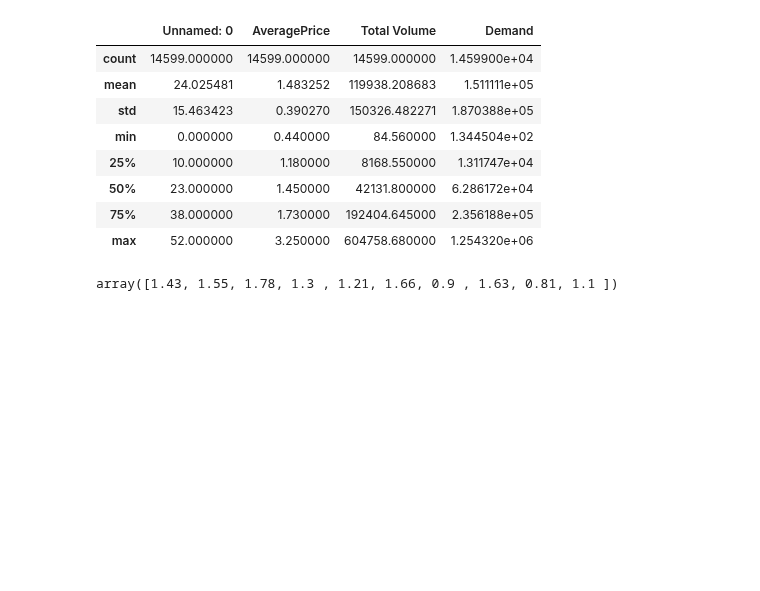
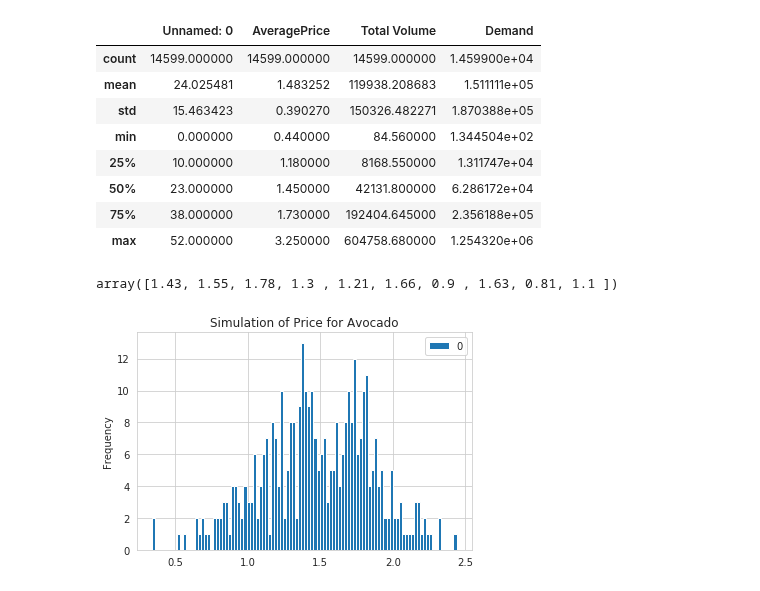
Before and after one commit to Wetpaint3/Blogs, a Jupyter notebook: Monte_Carlo_Simulations.ipynb, the cells around one changed output. Cells and saved outputs as stored; diff of their text form; code cells hidden in the pictures; blank space fills up the shorter version.

```diff
--- a/Monte_Carlo_Simulations.ipynb
+++ b/Monte_Carlo_Simulations.ipynb
@@ -111,3 +111,9 @@ price_sim = np.random.normal(avg, std_p, num_reps).round(2)
 price_sim[0:10]
 # %% [output]
 array([1.43, 1.55, 1.78, 1.3 , 1.21, 1.66, 0.9 , 1.63, 0.81, 1.1 ])
+# %%
+# Simple histogram to confirm distribution
+price_sim1 = pd.DataFrame(price_sim)
+price_sim1.plot(kind='hist', title='Simulation of Price for Avocado', bins=100);
+# %% [output]
+[figure, added]
```
